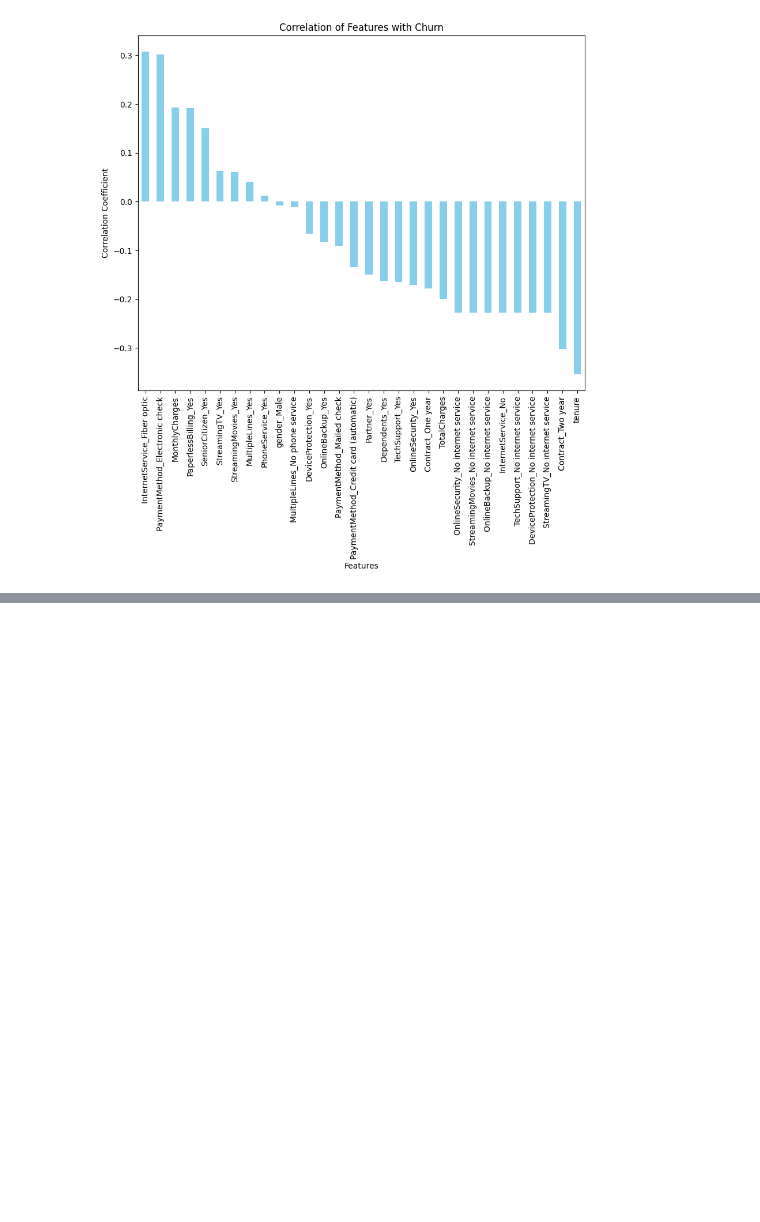
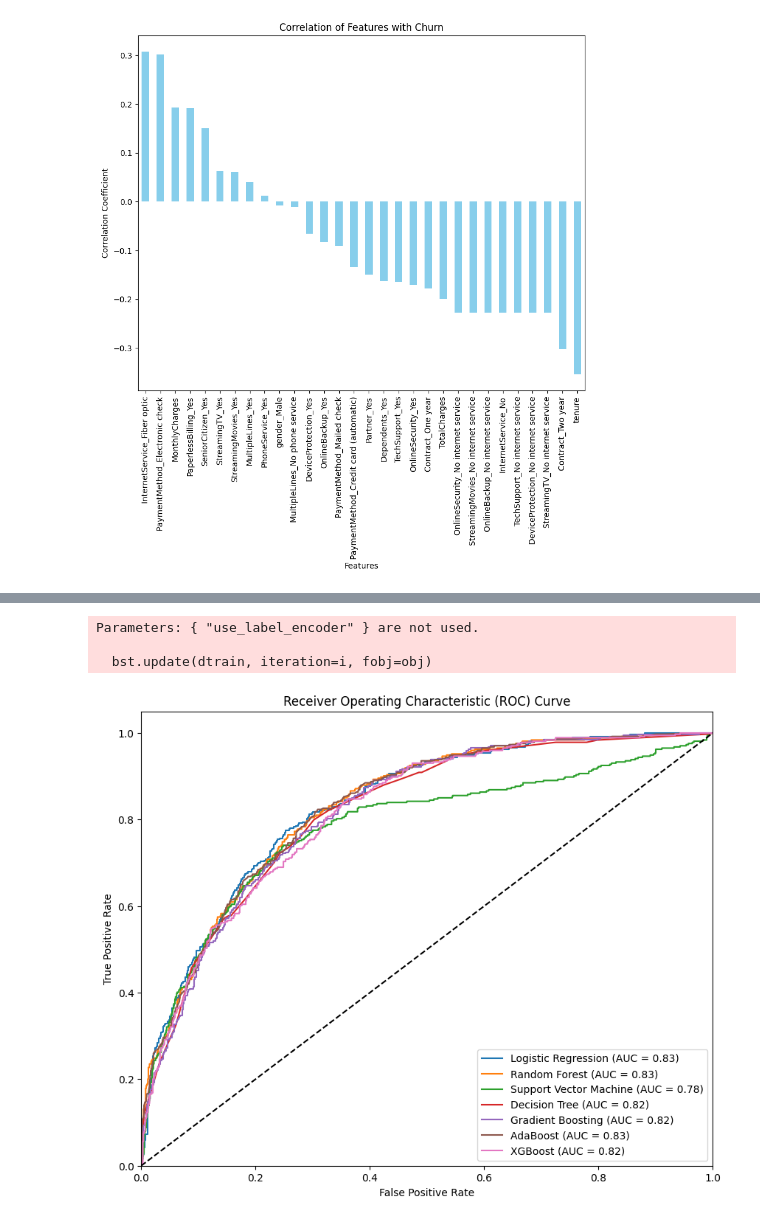
Before and after one commit to itayriche/customer_churn_prediction, a Jupyter notebook: Churn_prediction.ipynb, the cells around one changed output, grey strips where cells are left out. Saved outputs shown, nothing was run; the diff lists cells and outputs as text; code cells hidden in the pictures; blank space fills up the shorter version.

```diff
--- a/Churn_prediction.ipynb
+++ b/Churn_prediction.ipynb
@@ -349,15 +349,17 @@ preprocessor = ColumnTransformer(
     ]
 )
 
+scale_pos_weight = (y_train == 0).sum() / (y_train == 1).sum()
+
 # Define the models to test
 models = {
-    "Logistic Regression": LogisticRegression(max_iter=1000),
+    "Logistic Regression": LogisticRegression(class_weight={0:1, 1:3}, max_iter=1000, random_state=42),
     "Random Forest": RandomForestClassifier(n_estimators=200, max_depth=5, min_samples_leaf=20, oob_score= True, random_state=42),
     "Support Vector Machine": SVC(probability=True, C=1.0, kernel='rbf', gamma='scale'),
     "Decision Tree": DecisionTreeClassifier(max_depth=5, min_samples_leaf=20, random_state=42)
     ,"Gradient Boosting": GradientBoostingClassifier(n_estimators=200, learning_rate=0.1, max_depth=5, random_state=42)
     ,"AdaBoost": AdaBoostClassifier(n_estimators=200, learning_rate=0.1, random_state=42)
-    ,"XGBoost": XGBClassifier(use_label_encoder=False, eval_metric='logloss', n_estimators=200, learning_rate=0.1, max_depth=5, random_state=42)
+    ,"XGBoost": XGBClassifier(scale_pos_weight = scale_pos_weight ,use_label_encoder=False, eval_metric='logloss', n_estimators=200, learning_rate=0.1, max_depth=5, random_state=42)
 }
 
 # Evaluate each model using the pipeline
@@ -418,0 +421,26 @@ weighted avg       0.78      0.78      0.78      1407
+# %%
+#add roc and auc for each modelfrom sklearn.metrics import roc_curve, auc
+from sklearn.metrics import roc_curve, auc
+plt.figure(figsize=(10, 8))
+for model_name, model in models.items():
+    pipeline = Pipeline(steps=[('preprocessor', preprocessor), ('classifier', model)])
+    pipeline.fit(X_train, y_train)
+    y_prob = pipeline.predict_proba(X_test)[:, 1]
+
+    fpr, tpr, _ = roc_curve(y_test, y_prob)
+    roc_auc = auc(fpr, tpr)
+
+    plt.plot(fpr, tpr, label=f'{model_name} (AUC = {roc_auc:.2f})')
+plt.plot([0, 1], [0, 1], 'k--')
+plt.xlim([0.0, 1.0])
+plt.ylim([0.0, 1.05])
+plt.xlabel('False Positive Rate')
+plt.ylabel('True Positive Rate')
+plt.title('Receiver Operating Characteristic (ROC) Curve')
+plt.legend(loc='lower right')
+plt.show()
+# %% [output]
+Parameters: { "use_label_encoder" } are not used.
+
+  bst.update(dtrain, iteration=i, fobj=obj)
+[figure, added]
```
Also changed, not shown: parts of 1 cell of this notebook.
